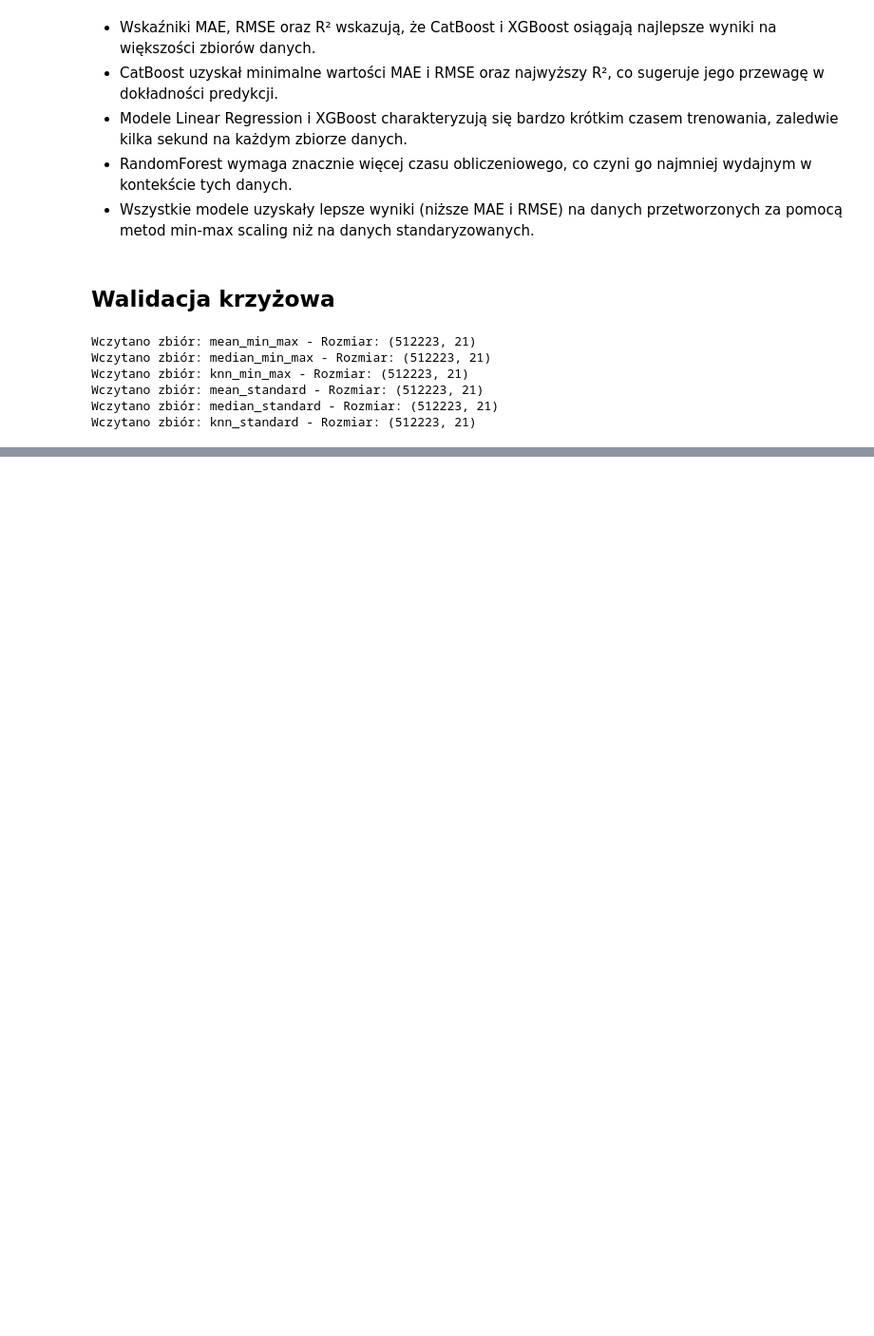
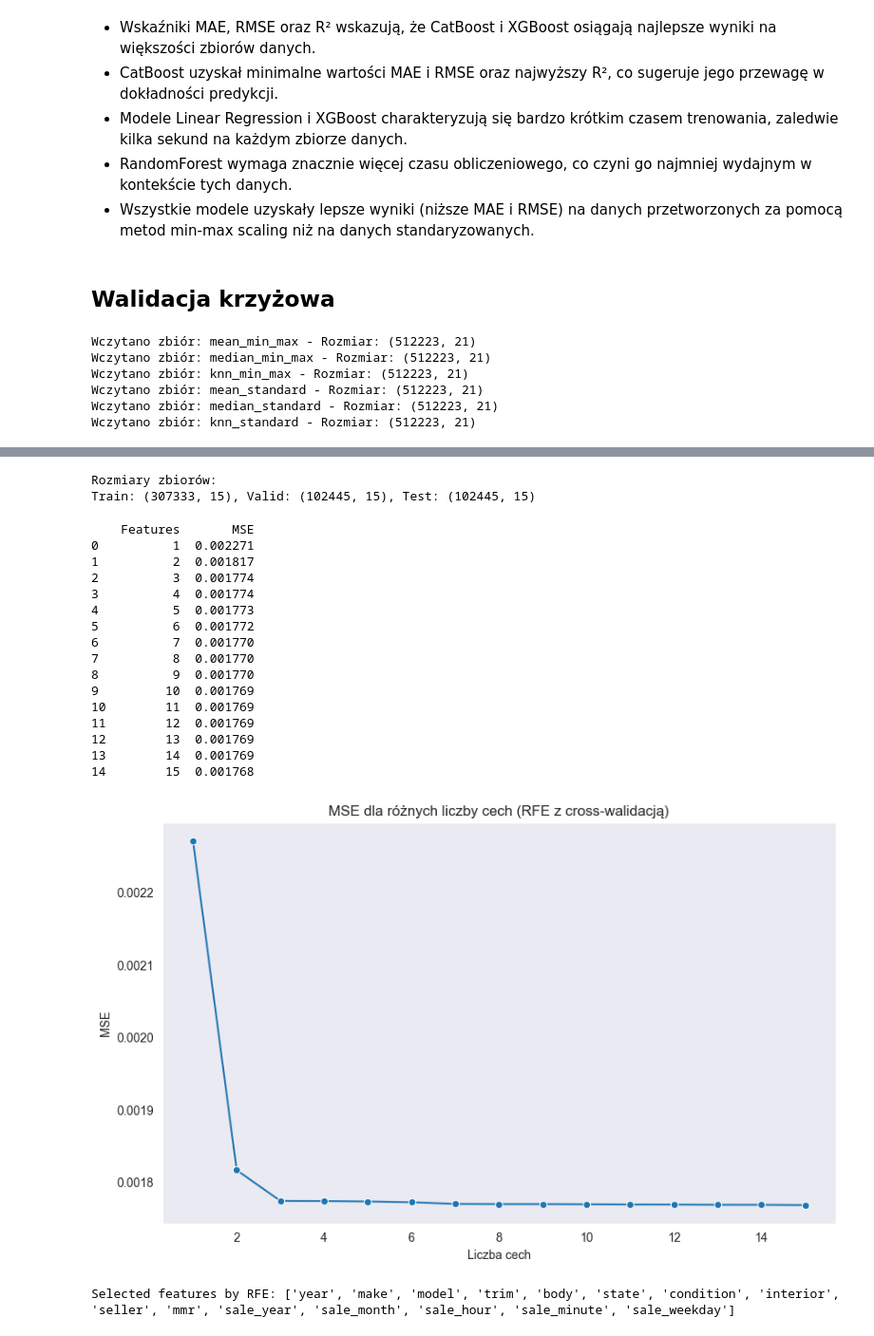
Before and after one commit to RafMat159/MOW_II_Projekt_I, a Jupyter notebook: Used _Car_Auction_Prices_2.ipynb, the cells around one changed output, grey strips where cells are left out. Shown at 95% size. Saved outputs shown, nothing was run; the diff lists cells and outputs as text; code cells hidden in the pictures; blank space fills up the shorter version.

```diff
--- a/Used _Car_Auction_Prices_2.ipynb
+++ b/Used _Car_Auction_Prices_2.ipynb
@@ -468,0 +516,77 @@ plot_separate_datasets(final_results_df, "R2", "R²")
+# %%
+# Podział na zbiory: treningowy, walidacyjny i testowy (po redukcji cech)
+# 1. Podział na zbiór testowy oraz zbiór treningowo-walidacyjny
+X_train_valid, X_test, y_train_valid, y_test = train_test_split(X_reduced, y, test_size=0.2, random_state=42)
+
+# 2. Podział zbioru treningowo-walidacyjnego na zbiór treningowy i walidacyjny
+X_train, X_valid, y_train, y_valid = train_test_split(X_train_valid, y_train_valid, test_size=0.25, random_state=42)
+
+print(f"Rozmiary zbiorów: \nTrain: {X_train.shape}, Valid: {X_valid.shape}, Test: {X_test.shape}")
+# %% [output]
+Rozmiary zbiorów:
+Train: (307333, 15), Valid: (102445, 15), Test: (102445, 15)
+# %%
+from sklearn.model_selection import cross_val_score
+from sklearn.linear_model import LinearRegression
+from sklearn.ensemble import HistGradientBoostingRegressor
+from sklearn.feature_selection import RFE
+import numpy as np
+
+
+def evaluate_rfe_models(X, y, n_features_list):
+    results = []
+
+    for n_features in n_features_list:
+        rfe = RFE(estimator=LinearRegression(), n_features_to_select=n_features)
+        X_rfe = rfe.fit_transform(X, y)
+
+        scores = cross_val_score(LinearRegression(), X_rfe, y, cv=5, scoring='neg_mean_squared_error')
+        mean_score = -np.mean(scores)
+        results.append({
+            "Features": n_features,
+            "MSE": mean_score
+        })
+
+    return results
+
+
+n_features_list = [1, 2, 3, 4, 5, 6, 7, 8, 9, 10, 11, 12, 13, 14, 15]
+results = evaluate_rfe_models(X_train, y_train, n_features_list)
+results_df = pd.DataFrame(results).sort_values(by=["Features", "MSE"])
+print(results_df)
+
+plt.figure(figsize=(10, 6))
+sns.lineplot(data=results_df, x="Features", y="MSE", marker="o")
+plt.title("MSE dla różnych liczby cech (RFE z cross-walidacją)")
+plt.xlabel("Liczba cech")
+plt.ylabel("MSE")
+plt.savefig("mse_rfe_crossval_plot.png", dpi=300, bbox_inches="tight", facecolor="white")
+plt.grid()
+plt.show()
+# %% [output]
+    Features       MSE
+0          1  0.002271
+1          2  0.001817
+2          3  0.001774
+3          4  0.001774
+4          5  0.001773
+5          6  0.001772
+6          7  0.001770
+7          8  0.001770
+8          9  0.001770
+9         10  0.001769
+10        11  0.001769
+11        12  0.001769
+12        13  0.001769
+13        14  0.001769
+14        15  0.001768
+[figure, added]
+# %%
+estimator = LinearRegression()
+selector = RFE(estimator, n_features_to_select=15)
+selector = selector.fit(X_train, y_train)
+
+selected_features_rfe = X_train.columns[selector.support_]
+print(f"Selected features by RFE: {selected_features_rfe.tolist()}")
+# %% [output]
+Selected features by RFE: ['year', 'make', 'model', 'trim', 'body', 'state', 'condition', 'interior', 'seller', 'mmr', 'sale_year', 'sale_month', 'sale_hour', 'sale_minute', 'sale_weekday']
```
Also changed, not shown: parts of 26 cells of this notebook.
